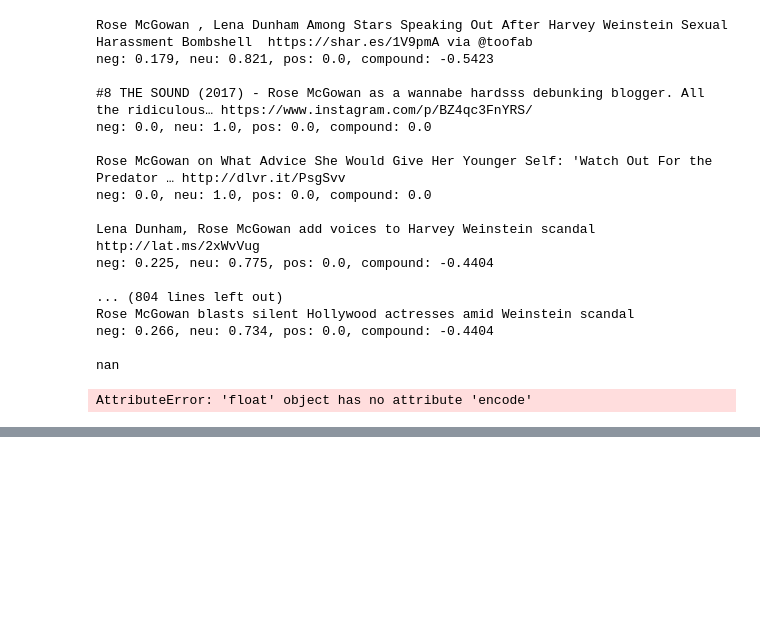
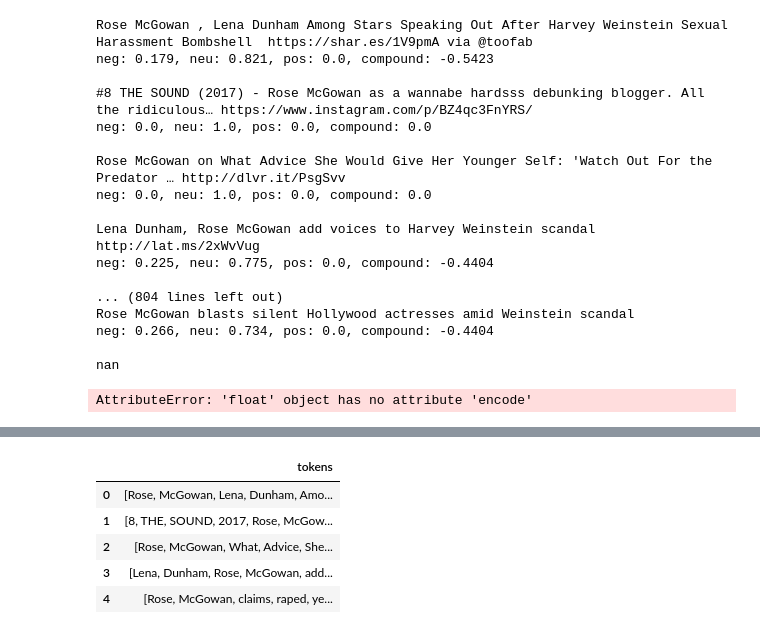
Before and after one commit to beasteers/cusp-hackathon, a Jupyter notebook: Sentiment Analysis.ipynb, the cells around one changed output, grey strips where cells are left out. Cells and saved outputs as stored; diff of their text form; code cells hidden in the pictures; blank space fills up the shorter version.

```diff
--- a/Sentiment Analysis.ipynb
+++ b/Sentiment Analysis.ipynb
@@ -232,0 +268,9 @@ df_victim1.shape
+# %%
+rs[['tokens']].head()
+# %% [output]
+|  | tokens |
+| 0 | [Rose, McGowan, Lena, Dunham, Amo... |
+| 1 | [8, THE, SOUND, 2017, Rose, McGow... |
+| 2 | [Rose, McGowan, What, Advice, She... |
+| 3 | [Lena, Dunham, Rose, McGowan, add... |
+| 4 | [Rose, McGowan, claims, raped, ye... |
```
Also changed, not shown: parts of 12 cells of this notebook, 2 other files.
